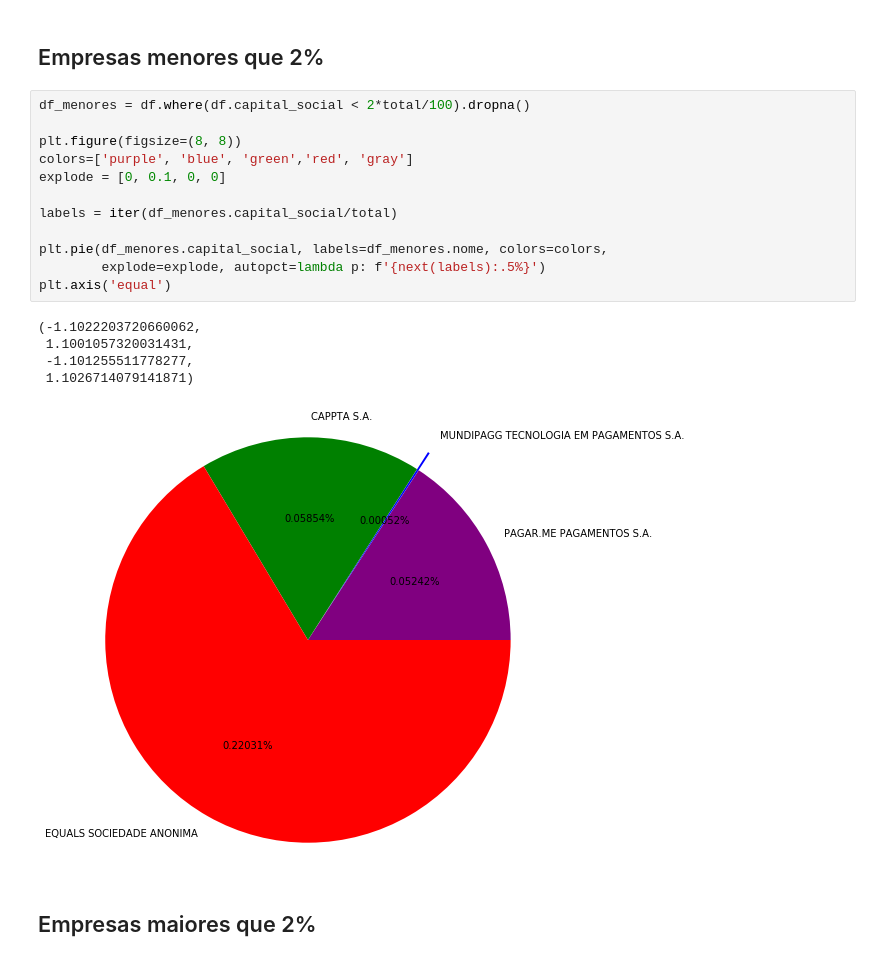
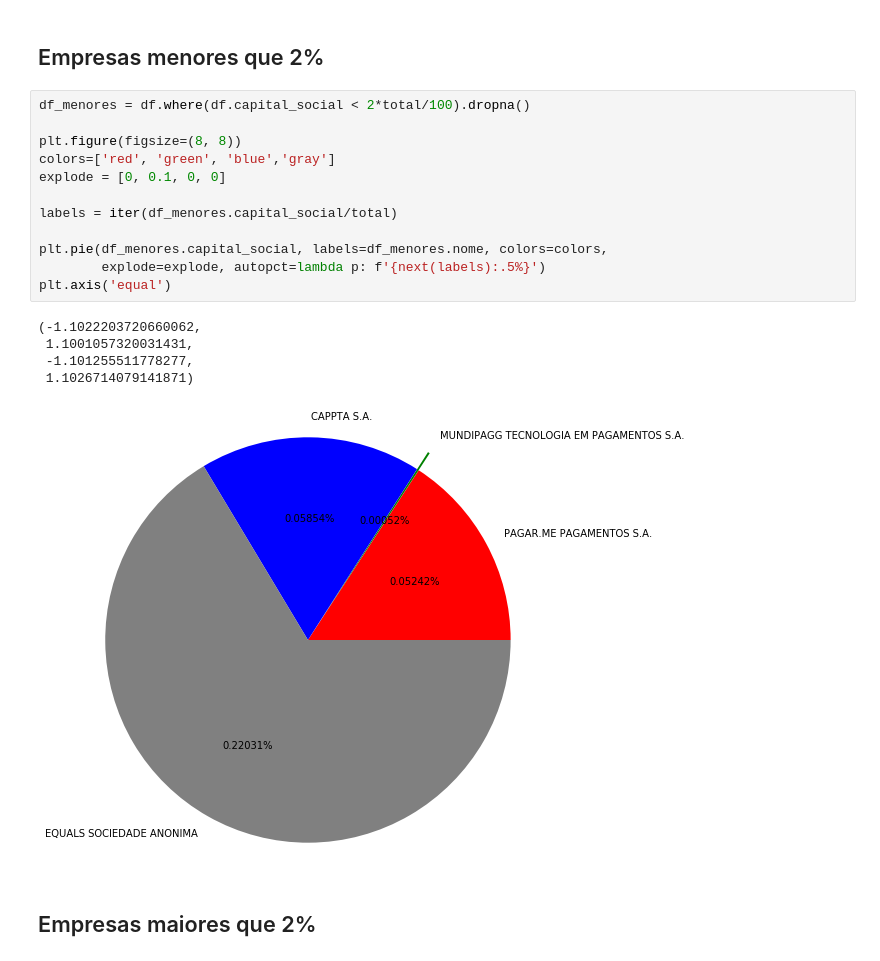
Before and after one commit to ArthurJ/stone-trial, a Jupyter notebook: Analise.ipynb, the cells around one changed output. Drawn from its saved outputs; the diff is of its cells as text.

```diff
--- a/Analise.ipynb
+++ b/Analise.ipynb
@@ -57,21 +57,21 @@ plt.axis('equal')
 # %%
 df_menores = df.where(df.capital_social < 2*total/100).dropna()
 
 plt.figure(figsize=(8, 8))
-colors=['purple', 'blue', 'green','red', 'gray']
+colors=['red', 'green', 'blue','gray']
 explode = [0, 0.1, 0, 0]
 
 labels = iter(df_menores.capital_social/total)
 
 plt.pie(df_menores.capital_social, labels=df_menores.nome, colors=colors,
         explode=explode, autopct=lambda p: f'{next(labels):.5%}')
 plt.axis('equal')
 # %% [output]
 (-1.1022203720660062,
  1.1001057320031431,
  -1.101255511778277,
  1.1026714079141871)
-[figure, old version]
+[figure, new version]
 # %% [markdown]
 ## Empresas maiores que 2%
 # %%
```
Also changed, not shown: parts of 4 cells of this notebook, 2 other files.
